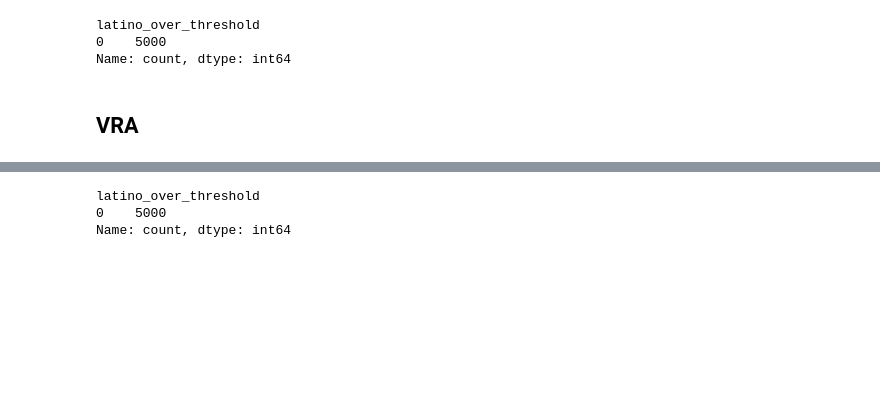
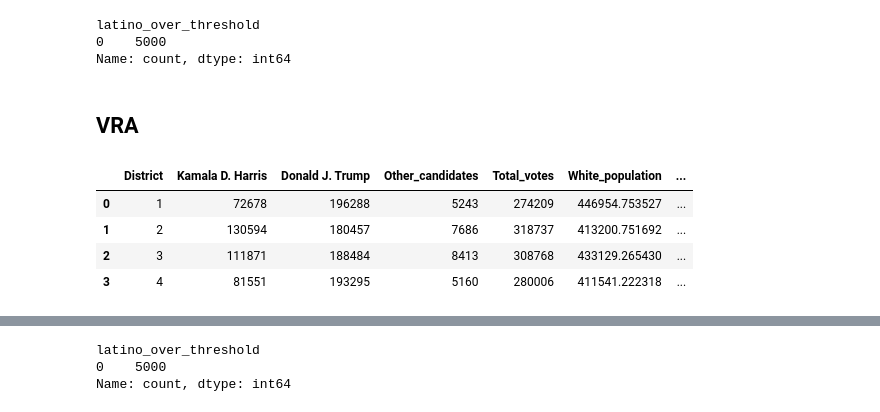
Before and after one commit to CSE416-Rockies/Rockies-VRA-Repeal-Analysis, a Jupyter notebook: seawulf/analysis/AR.ipynb, the cells around one changed output, grey strips where cells are left out. Cells and saved outputs as stored; diff of their text form; code cells hidden in the pictures; blank space fills up the shorter version.

```diff
--- a/seawulf/analysis/AR.ipynb
+++ b/seawulf/analysis/AR.ipynb
@@ -280,3 +273,11 @@ latino_over_threshold
 Name: count, dtype: int64
 # %% [markdown]
 ## VRA
+# %%
+district_stats
+# %% [output]
+|  | District | Kamala D. Harris | Donald J. Trump | Other_candidates | Total_votes | White_population | ... |
+| 0 | 1 | 72678 | 196288 | 5243 | 274209 | 446954.753527 | ... |
+| 1 | 2 | 130594 | 180457 | 7686 | 318737 | 413200.751692 | ... |
+| 2 | 3 | 111871 | 188484 | 8413 | 308768 | 433129.265430 | ... |
+| 3 | 4 | 81551 | 193295 | 5160 | 280006 | 411541.222318 | ... |
```
Also changed, not shown: parts of 9 cells of this notebook, 1 other file.
